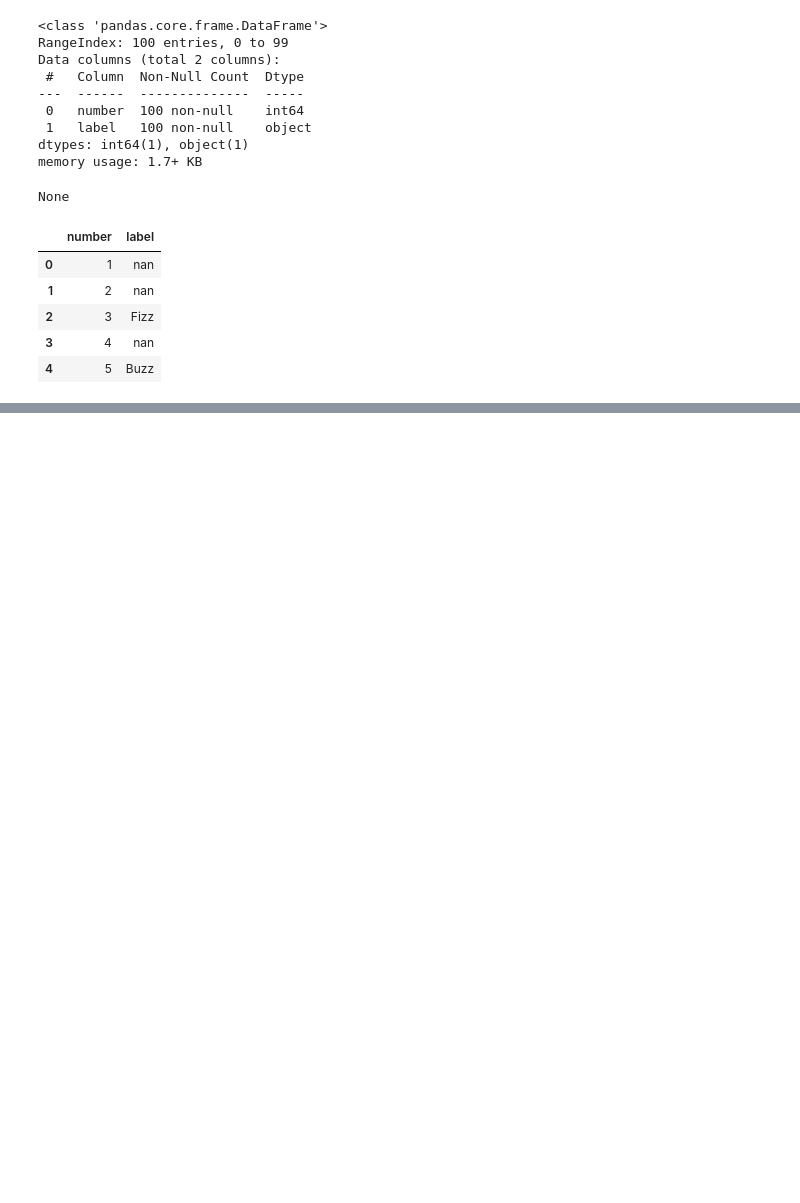
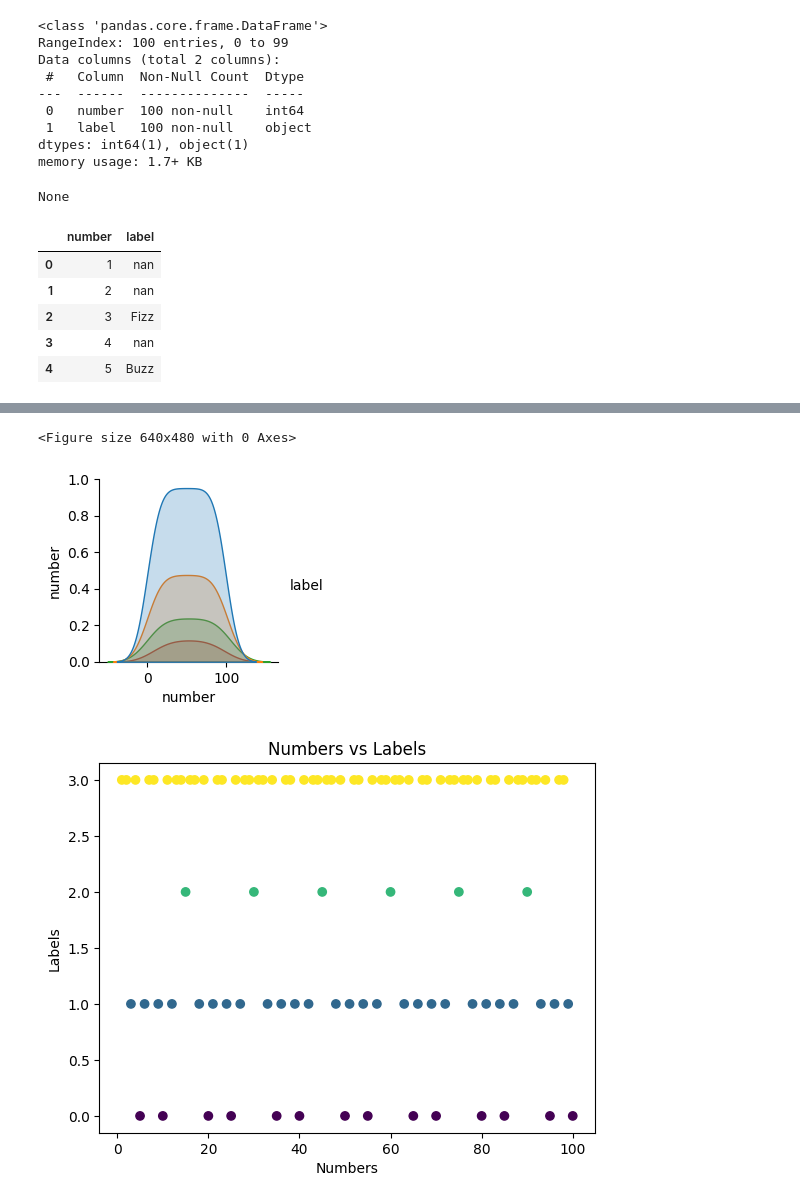
Before and after one commit to avillalon-dev/DataScienceChallenge, a Jupyter notebook: ML Classification/fizzbuzz_notebook.ipynb, the cells around one changed output, grey strips where cells are left out. Cells and saved outputs as stored; diff of their text form; code cells hidden in the pictures; blank space fills up the shorter version.

```diff
--- a/ML Classification/fizzbuzz_notebook.ipynb
+++ b/ML Classification/fizzbuzz_notebook.ipynb
@@ -44,0 +66,7 @@ None
+# %%
+# Plot data features
+plot_features(df_data)
+# %% [output]
+<Figure size 640x480 with 0 Axes>
+[figure, added]
+[figure, added]
```
Also changed, not shown: parts of 3 cells of this notebook.
